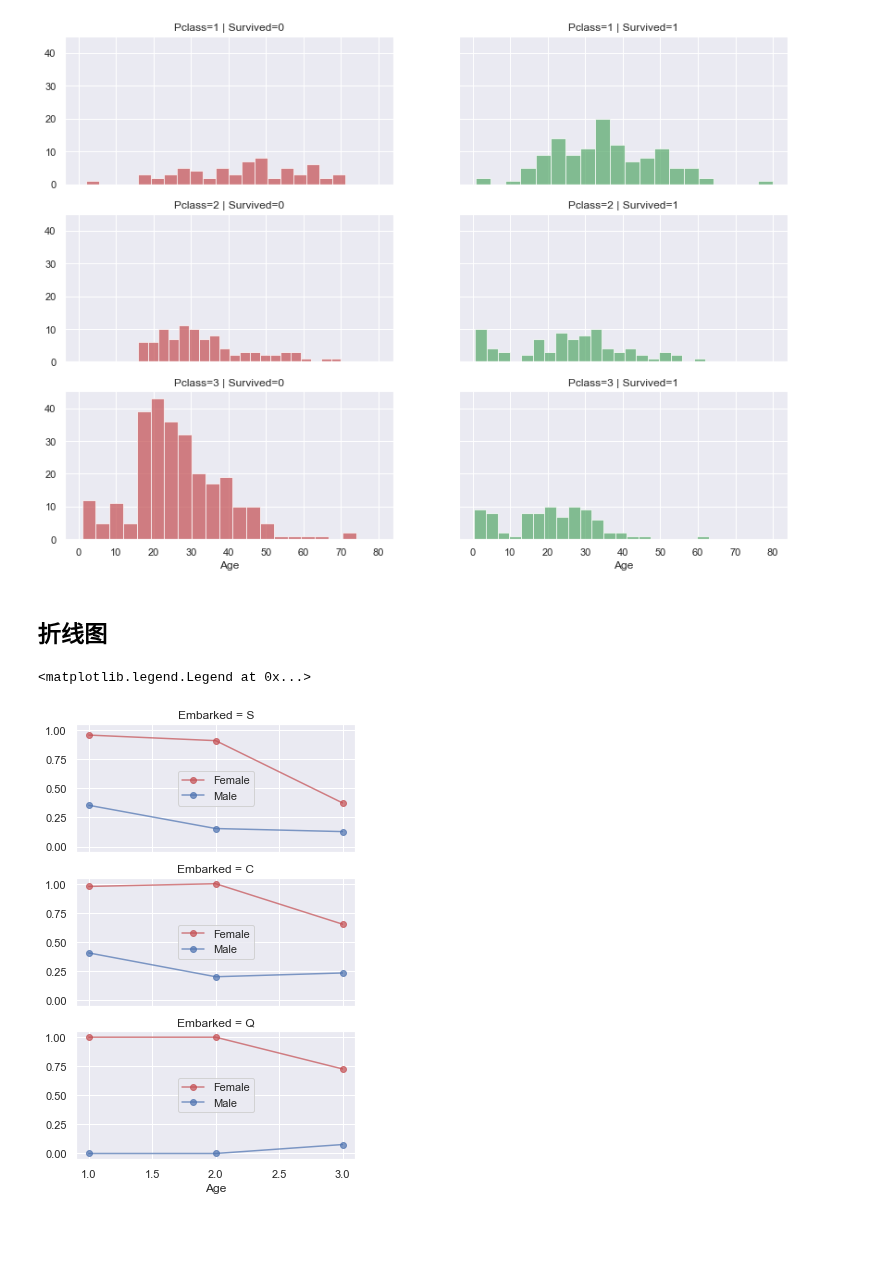
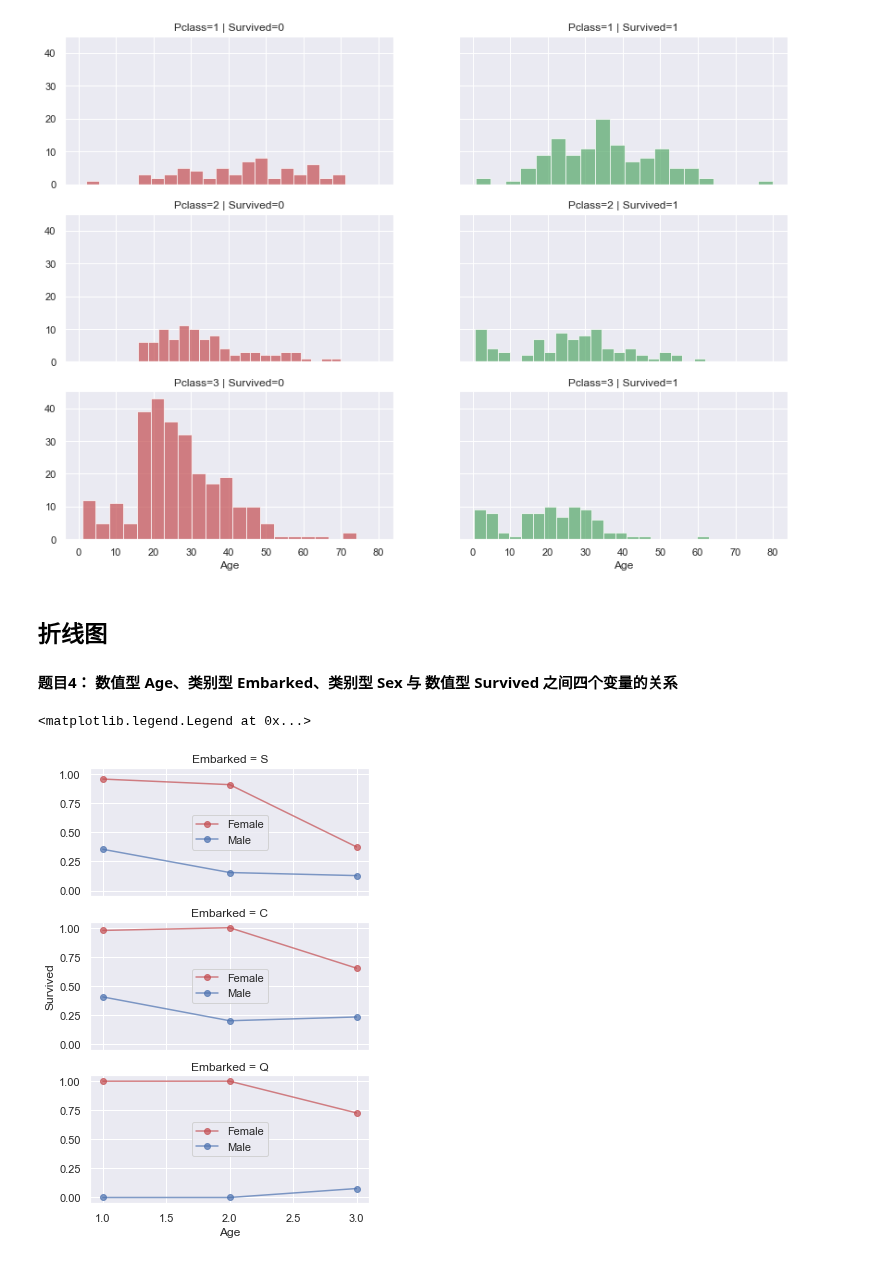
Before and after one commit to Jamie33/learngit, a Jupyter notebook: DataVisualization/matplotlib_learning.ipynb, the cells around one changed output. Cells and saved outputs as stored; diff of their text form; code cells hidden in the pictures; blank space fills up the shorter version.

```diff
--- a/DataVisualization/matplotlib_learning.ipynb
+++ b/DataVisualization/matplotlib_learning.ipynb
@@ -853,8 +853,10 @@ axes[2][1].set_xlabel('Age')
 # %% [output]
 Text(0.5, 0, 'Age')
 [figure]
-# %% [markdown]
-## 折线图
+# %% [markdown]
+## 折线图
+
+#### 题目4： 数值型 Age、类别型 Embarked、类别型 Sex 与 数值型 Survived 之间四个变量的关系
 # %%
 EmbarkS_data = train_df[train_df['Embarked']=='S']
 EmbarkS_F = EmbarkS_data[EmbarkS_data['Sex']=='female']
@@ -908,31 +910,32 @@ EmbarkQ_M_P2 = EmbarkQ_M[EmbarkQ_M['Pclass']==2]
 EmbarkQ_F_P2_SurvRate = EmbarkQ_F_P1['Survived'].sum()/EmbarkQ_F_P1['Survived'].count()
 EmbarkQ_M_P2_SurvRate = EmbarkQ_M_P1['Survived'].sum()/EmbarkQ_M_P1['Survived'].count()
 
 EmbarkQ_F_P3 = EmbarkQ_F[EmbarkQ_F['Pclass']==3]
 EmbarkQ_M_P3 = EmbarkQ_M[EmbarkQ_M['Pclass']==3]
 EmbarkQ_F_P3_SurvRate = EmbarkQ_F_P3['Survived'].sum()/EmbarkQ_F_P3['Survived'].count()
 EmbarkQ_M_P3_SurvRate = EmbarkQ_M_P3['Survived'].sum()/EmbarkQ_M_P3['Survived'].count()
 
 
 fig,axes = plt.subplots(3,1,squeeze=False,figsize=(5,8),sharex=True,sharey=True)
 
 axes[0][0].plot([1,2,3],[EmbarkS_F_P1_SurvRate,EmbarkS_F_P2_SurvRate,EmbarkS_F_P3_SurvRate],marker='o',label='Female',color='r',alpha=0.7)
 axes[0][0].plot([1,2,3],[EmbarkS_M_P1_SurvRate,EmbarkS_M_P2_SurvRate,EmbarkS_M_P3_SurvRate],marker='o',label='Male',color='b',alpha=0.7)
 
 axes[1][0].plot([1,2,3],[EmbarkC_F_P1_SurvRate,EmbarkC_F_P2_SurvRate,EmbarkC_F_P3_SurvRate],marker='o',label='Female',color='r',alpha=0.7)
 axes[1][0].plot([1,2,3],[EmbarkC_M_P1_SurvRate,EmbarkC_M_P2_SurvRate,EmbarkC_M_P3_SurvRate],marker='o',label='Male',color='b',alpha=0.7)
 
 axes[2][0].plot([1,2,3],[EmbarkQ_F_P1_SurvRate,EmbarkQ_F_P2_SurvRate,EmbarkQ_F_P3_SurvRate],marker='o',label='Female',color='r',alpha=0.7)
 axes[2][0].plot([1,2,3],[EmbarkQ_M_P1_SurvRate,EmbarkQ_M_P2_SurvRate,EmbarkQ_M_P3_SurvRate],marker='o',label='Male',color='b',alpha=0.7)
 
 axes[0][0].set_title('Embarked = S')
 axes[1][0].set_title('Embarked = C')
 axes[2][0].set_title('Embarked = Q')
 
 axes[2][0].set_xlabel('Age')
+axes[1][0].set_ylabel('Survived')
 axes[0][0].legend(loc=10)
 axes[1][0].legend(loc=10)
 axes[2][0].legend(loc=10)
 # %% [output]
 <matplotlib.legend.Legend at 0x...>
-[figure, old version]
+[figure, new version]
```
Also changed, not shown: parts of 5 cells of this notebook, 2 other files.
